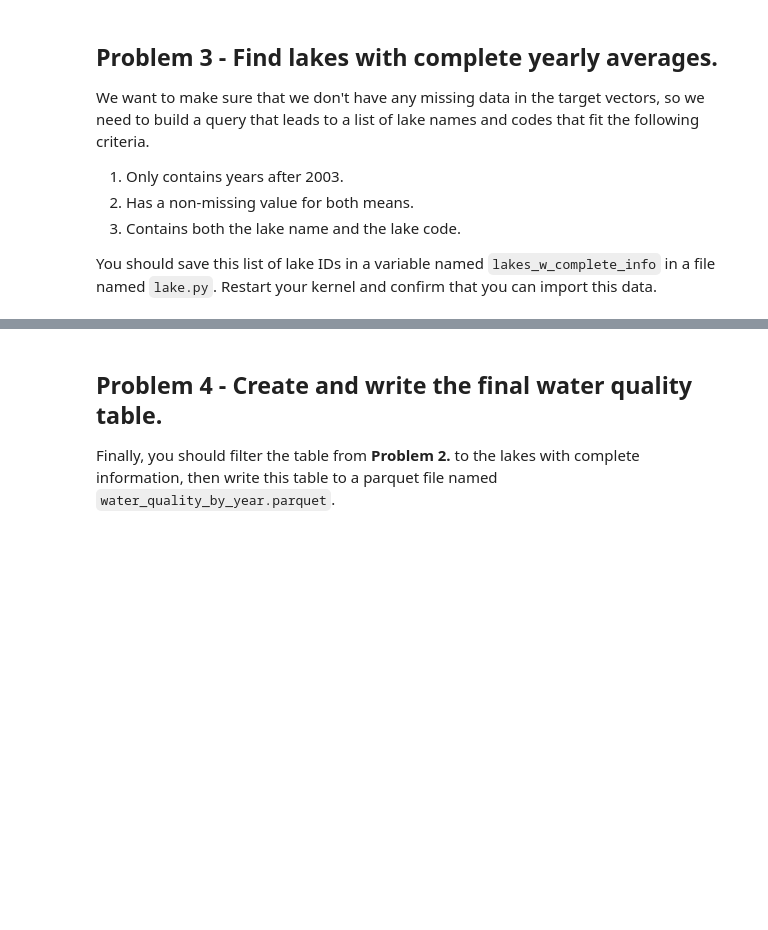
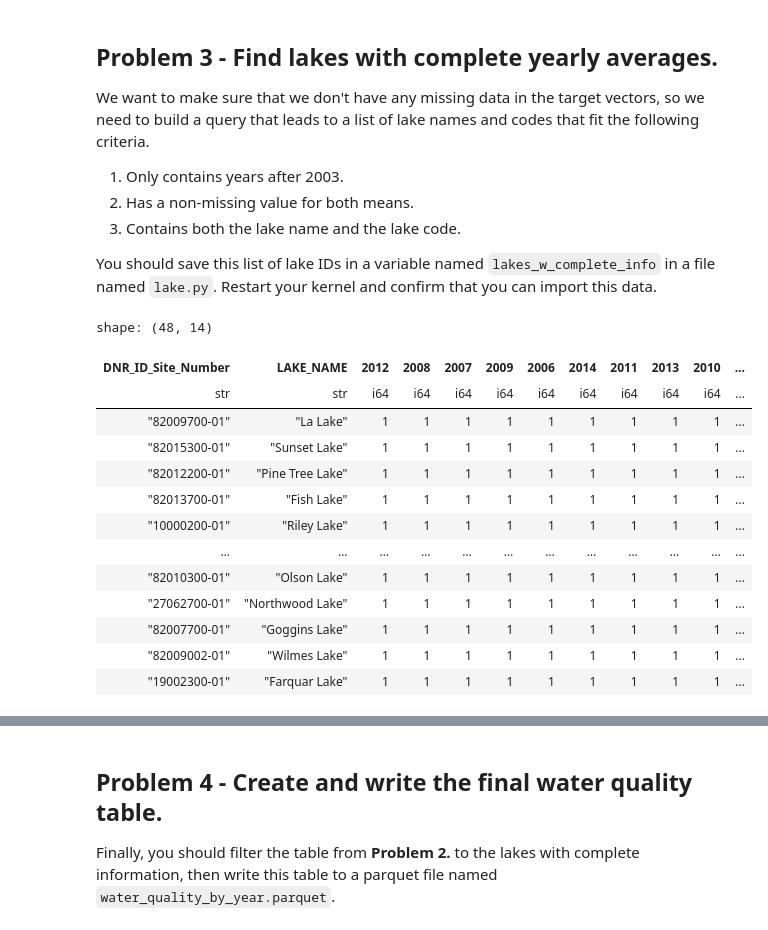
Before and after one commit to garettprestholdt/326_Final, a Jupyter notebook: Project_2_Lab_4_Filter_and_aggregate_water_quality_data_V2.ipynb, the cells around one changed output, grey strips where cells are left out. Cells and saved outputs as stored; diff of their text form; code cells hidden in the pictures; blank space fills up the shorter version.

```diff
--- a/Project_2_Lab_4_Filter_and_aggregate_water_quality_data_V2.ipynb
+++ b/Project_2_Lab_4_Filter_and_aggregate_water_quality_data_V2.ipynb
@@ -40,0 +209,37 @@ You should save this list of lake IDs in a variable named `lakes_w_complete_info
+# %%
+import polars.selectors as cs
+from operator import mul
+
+(wq_missing := wq_summaries
+.with_columns(
+    (pl.col('avg_secchi_depth').is_not_null() &
+     pl.col('avg_total_phosphorus').is_not_null()
+    )
+    .cast(pl.Int8)
+    .alias('complete_data')
+)
+.pivot(
+    values='complete_data',
+    index=['DNR_ID_Site_Number', 'LAKE_NAME'],
+    on='Year',
+    aggregate_function='sum'
+)
+.with_columns(all_complete = pl.reduce(mul, cs.integer()))
+.filter(pl.col('all_complete') == 1)
+)
+# I have 1 less lake than Iverson
+# %% [output]
+shape: (48, 14)
+| DNR_ID_Site_Number | LAKE_NAME | 2012 | 2008 | 2007 | 2009 | 2006 | 2014 | 2011 | 2013 | 2010 | ... |
+| str | str | i64 | i64 | i64 | i64 | i64 | i64 | i64 | i64 | i64 | ... |
+| "82009700-01" | "La Lake" | 1 | 1 | 1 | 1 | 1 | 1 | 1 | 1 | 1 | ... |
+| "82015300-01" | "Sunset Lake" | 1 | 1 | 1 | 1 | 1 | 1 | 1 | 1 | 1 | ... |
+| "82012200-01" | "Pine Tree Lake" | 1 | 1 | 1 | 1 | 1 | 1 | 1 | 1 | 1 | ... |
+| "82013700-01" | "Fish Lake" | 1 | 1 | 1 | 1 | 1 | 1 | 1 | 1 | 1 | ... |
+| "10000200-01" | "Riley Lake" | 1 | 1 | 1 | 1 | 1 | 1 | 1 | 1 | 1 | ... |
+| … | … | … | … | … | … | … | … | … | … | … | ... |
+| "82010300-01" | "Olson Lake" | 1 | 1 | 1 | 1 | 1 | 1 | 1 | 1 | 1 | ... |
+| "27062700-01" | "Northwood Lake" | 1 | 1 | 1 | 1 | 1 | 1 | 1 | 1 | 1 | ... |
+| "82007700-01" | "Goggins Lake" | 1 | 1 | 1 | 1 | 1 | 1 | 1 | 1 | 1 | ... |
+| "82009002-01" | "Wilmes Lake" | 1 | 1 | 1 | 1 | 1 | 1 | 1 | 1 | 1 | ... |
+| "19002300-01" | "Farquar Lake" | 1 | 1 | 1 | 1 | 1 | 1 | 1 | 1 | 1 | ... |
```
Also changed, not shown: parts of 15 cells of this notebook, 4 other files.
